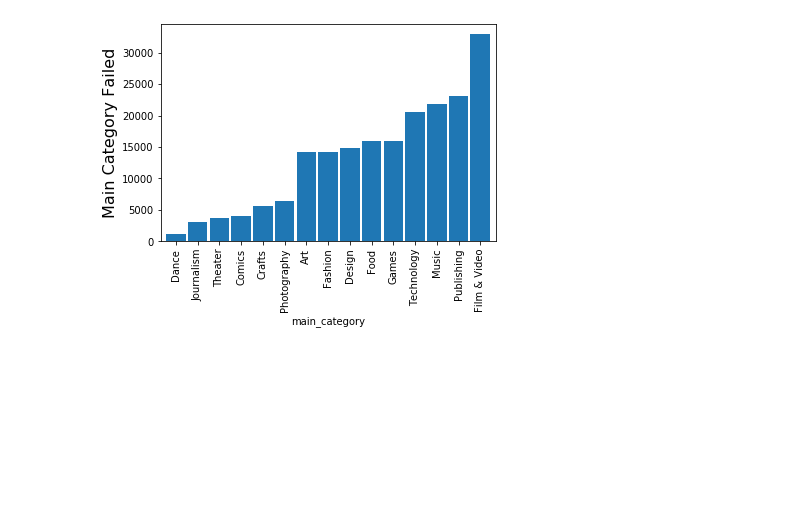
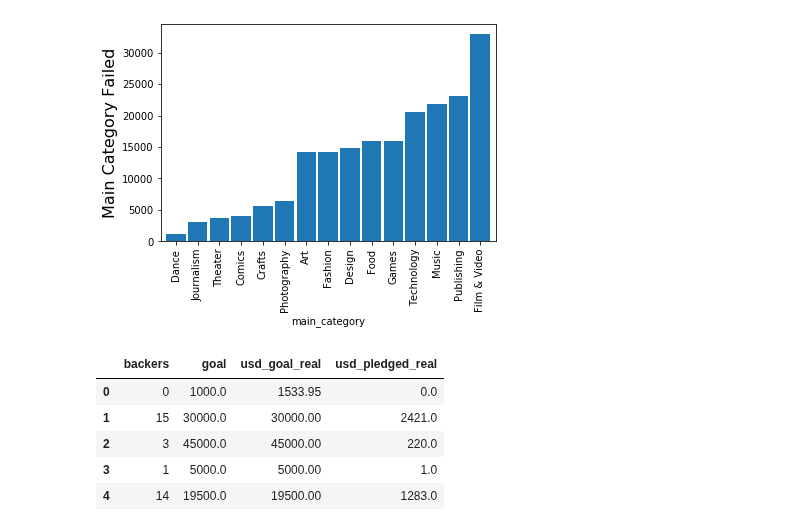
Before and after one commit to tbacha/DMML2019_Team_Apple, a Jupyter notebook: code/Kickstarter_notebook_Team_Apple.ipynb, the cells around one changed output. Cells and saved outputs as stored; diff of their text form; code cells hidden in the pictures; blank space fills up the shorter version.

```diff
--- a/code/Kickstarter_notebook_Team_Apple.ipynb
+++ b/code/Kickstarter_notebook_Team_Apple.ipynb
@@ -145,3 +145,14 @@ ax.set_ylabel("Main Category Failed", size=16)
 # %% [output]
 Text(0, 0.5, 'Main Category Failed')
 [figure]
+# %%
+X = df[["backers","goal","usd_goal_real", "usd_pledged_real"]]
+y = df["state"]
+X.head()
+# %% [output]
+|  | backers | goal | usd_goal_real | usd_pledged_real |
+| 0 | 0 | 1000.0 | 1533.95 | 0.0 |
+| 1 | 15 | 30000.0 | 30000.00 | 2421.0 |
+| 2 | 3 | 45000.0 | 45000.00 | 220.0 |
+| 3 | 1 | 5000.0 | 5000.00 | 1.0 |
+| 4 | 14 | 19500.0 | 19500.00 | 1283.0 |
```
Also changed, not shown: parts of 9 cells of this notebook.
